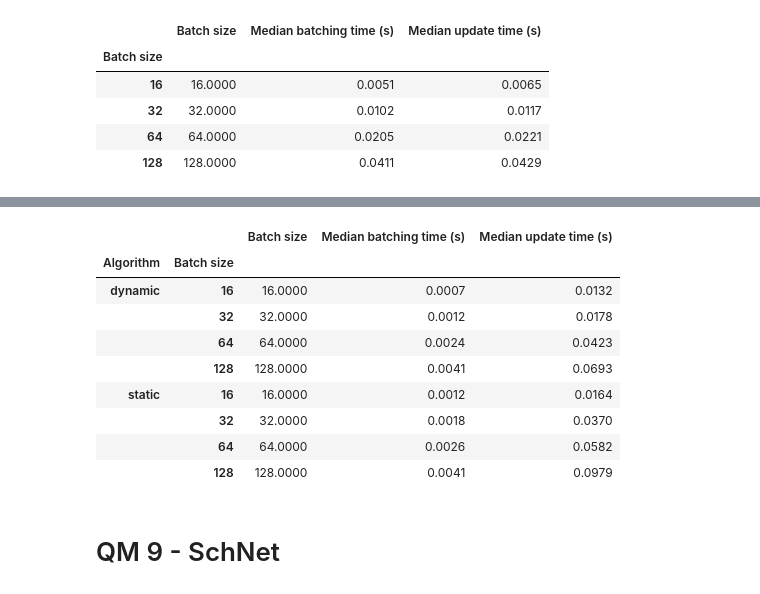
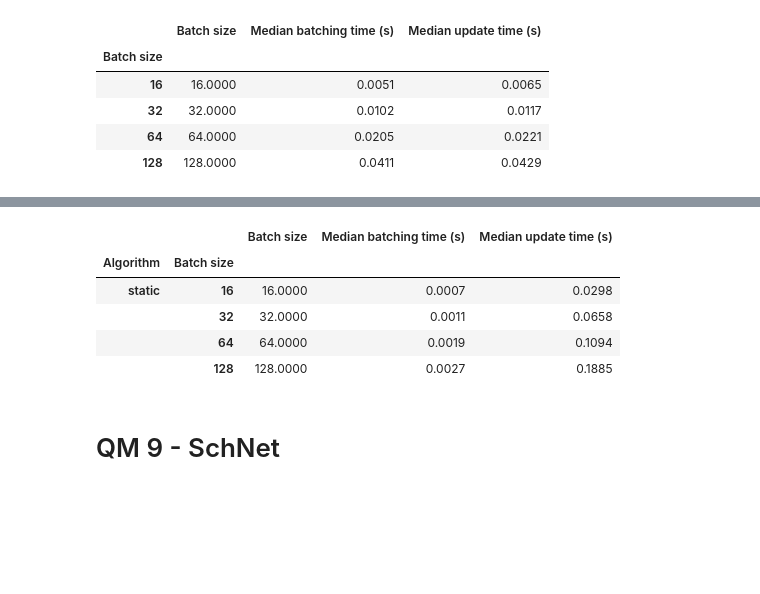
Before and after one commit to tisabe/jraph_MPEU, a Jupyter notebook: jupyter_notebooks/jraph profiling.ipynb, the cells around one changed output, grey strips where cells are left out. Drawn from its saved outputs; the diff is of its cells as text; code cells hidden in the pictures; blank space fills up the shorter version.

```diff
--- a/jupyter_notebooks/jraph profiling.ipynb
+++ b/jupyter_notebooks/jraph profiling.ipynb
@@ -6,7 +6,7 @@ import matplotlib.pyplot as plt
 import pandas as pd
 
 BASE_DIR = '/home/dts/Documents/hu'
-PROFILING_CSV = 'parsed_profiling_qm9_aflow_schnet_100k_steps_23_54__8_03_2024.csv'
+PROFILING_CSV = 'parsed_profiling_static_batching_seb_fix_qm9_aflow_schnet_mpeu_100k_steps_17_04__28_03_2024.csv'
 ROUND_PROFILING_CSV = 'parsed_profiling_round_to_multiple_qm9_aflow_schnet_100k_steps_23_54__8_03_2024.csv'
 # %%
 profiling_df = pd.read_csv(os.path.join(BASE_DIR, PROFILING_CSV))
@@ -185,35 +176,34 @@ gpu_profiling_df_grouped.median()
 # %%
 # qm9 CPU
 gpu_profiling_df = profiling_df[profiling_df['dataset'] == 'qm9']
 gpu_profiling_df = gpu_profiling_df[gpu_profiling_df['computing_type'] == 'cpu']
+gpu_profiling_df = gpu_profiling_df[gpu_profiling_df['model'] == 'MPEU']
+gpu_profiling_df = gpu_profiling_df[gpu_profiling_df['batching_round_to_64'] == 'round_False']
+
 
 # TODO, fix this so that we are using the averages over the ten iterations.
 gpu_profiling_df = gpu_profiling_df.rename(columns={
     "batch_size": "Batch size", "batching_type": "Algorithm",
     'step_100000_batching_time_median': 'Median batching time (s)',
     'step_100000_update_time_median': 'Median update time (s)'})
 
 gpu_profiling_df_grouped = gpu_profiling_df.groupby(['Algorithm', 'Batch size'])
 list_of_cols_to_display = ['Batch size', 'Algorithm', 'Median batching time (s)', 'Median update time (s)']
 
 pd.options.display.float_format = "{:,.4f}".format
 
 gpu_profiling_df_grouped = gpu_profiling_df_grouped[list_of_cols_to_display]
 
 
 
 gpu_profiling_df_grouped.median()
 # %% [output]
 |  |  | Batch size | Median batching time (s) | Median update time (s) |
 | Algorithm | Batch size |  |  |  |
-| dynamic | 16 | 16.0000 | 0.0007 | 0.0132 |
-|  | 32 | 32.0000 | 0.0012 | 0.0178 |
-|  | 64 | 64.0000 | 0.0024 | 0.0423 |
-|  | 128 | 128.0000 | 0.0041 | 0.0693 |
-| static | 16 | 16.0000 | 0.0012 | 0.0164 |
-|  | 32 | 32.0000 | 0.0018 | 0.0370 |
-|  | 64 | 64.0000 | 0.0026 | 0.0582 |
-|  | 128 | 128.0000 | 0.0041 | 0.0979 |
+| static | 16 | 16.0000 | 0.0007 | 0.0298 |
+|  | 32 | 32.0000 | 0.0011 | 0.0658 |
+|  | 64 | 64.0000 | 0.0019 | 0.1094 |
+|  | 128 | 128.0000 | 0.0027 | 0.1885 |
 # %% [markdown]
 # QM 9 - SchNet
 # %%
```
Also changed, not shown: parts of 6 cells of this notebook, 4 other files.
